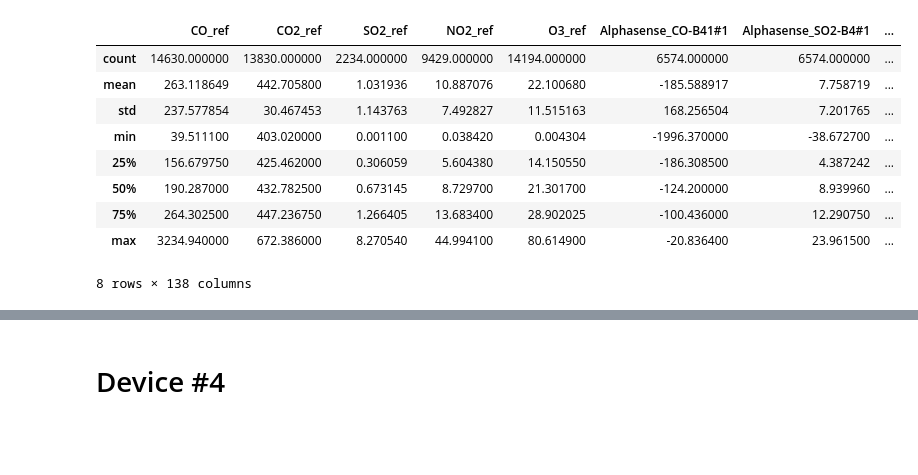
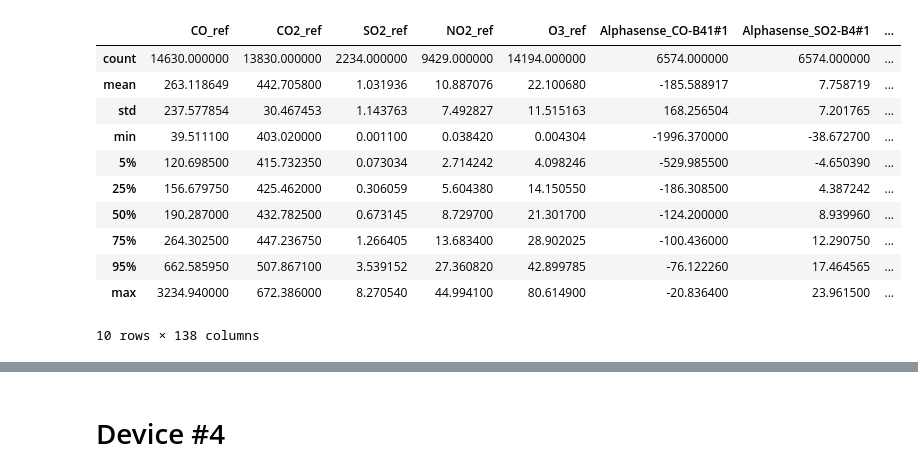
Before and after one commit to gtancev/n-count-r, a Jupyter notebook: main.ipynb, the cells around one changed output, grey strips where cells are left out. Cells and saved outputs as stored; diff of their text form; code cells hidden in the pictures; blank space fills up the shorter version.

```diff
--- a/main.ipynb
+++ b/main.ipynb
@@ -124,20 +124,22 @@ def moving_average(x, w=672, mode="same"):
 # %%
 # Load data and keep only first six months.
 data = pd.read_csv("Zimmerman2018.csv", index_col=0)
 
 # Visualize data summary.
-data.describe()
+data.describe(percentiles=[0.05, 0.25, 0.5, 0.75, 0.95])
 # %% [output]
 |  | CO_ref | CO2_ref | SO2_ref | NO2_ref | O3_ref | Alphasense_CO-B41#1 | Alphasense_SO2-B4#1 | ... |
 | count | 14630.000000 | 13830.000000 | 2234.000000 | 9429.000000 | 14194.000000 | 6574.000000 | 6574.000000 | ... |
 | mean | 263.118649 | 442.705800 | 1.031936 | 10.887076 | 22.100680 | -185.588917 | 7.758719 | ... |
 | std | 237.577854 | 30.467453 | 1.143763 | 7.492827 | 11.515163 | 168.256504 | 7.201765 | ... |
 | min | 39.511100 | 403.020000 | 0.001100 | 0.038420 | 0.004304 | -1996.370000 | -38.672700 | ... |
+| 5% | 120.698500 | 415.732350 | 0.073034 | 2.714242 | 4.098246 | -529.985500 | -4.650390 | ... |
 | 25% | 156.679750 | 425.462000 | 0.306059 | 5.604380 | 14.150550 | -186.308500 | 4.387242 | ... |
 | 50% | 190.287000 | 432.782500 | 0.673145 | 8.729700 | 21.301700 | -124.200000 | 8.939960 | ... |
 | 75% | 264.302500 | 447.236750 | 1.266405 | 13.683400 | 28.902025 | -100.436000 | 12.290750 | ... |
+| 95% | 662.585950 | 507.867100 | 3.539152 | 27.360820 | 42.899785 | -76.122260 | 17.464565 | ... |
 | max | 3234.940000 | 672.386000 | 8.270540 | 44.994100 | 80.614900 | -20.836400 | 23.961500 | ... |
-8 rows × 138 columns
+10 rows × 138 columns
 # %%
 # Stratify data.
 data_red = data[(data.index >= "2016-10-17 00:00:00")].dropna(axis=1, how="any", thresh=0.66*sum(data.index >= "2016-10-17 00:00:00"))
```
Also changed, not shown: parts of 3 cells of this notebook.
